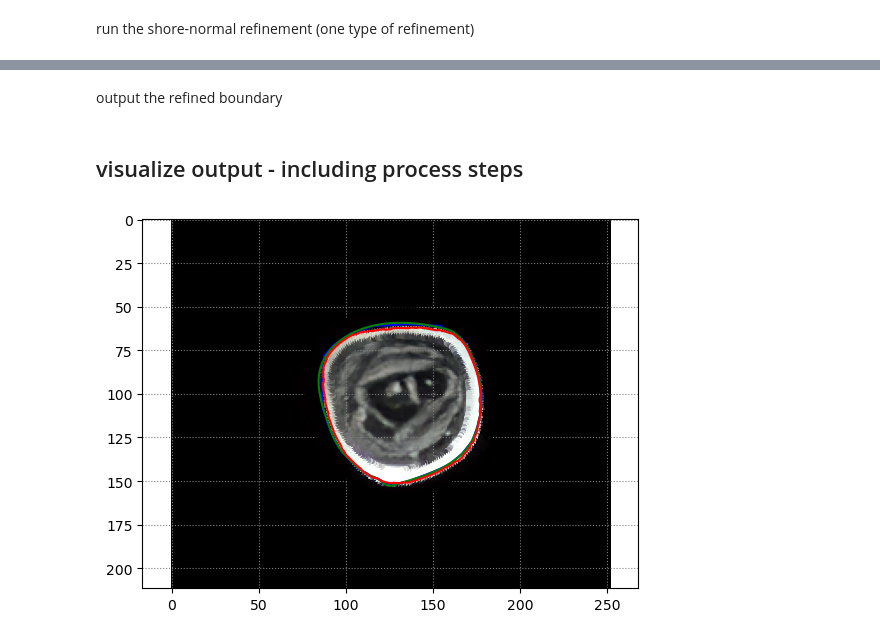
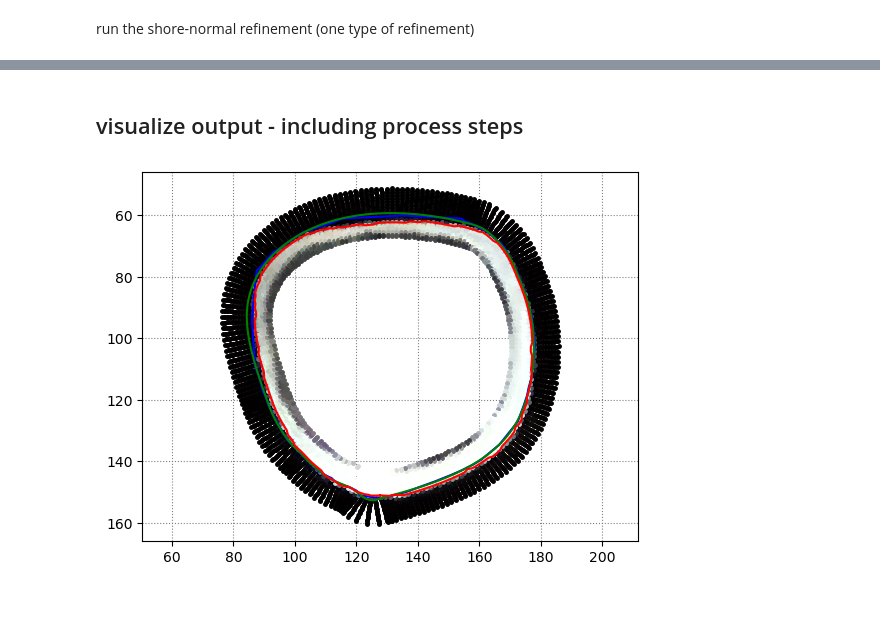
Before and after one commit to Wzesk/littoral_refine, a Jupyter notebook: sample_shoreline_refinement.ipynb, the cells around one changed output, grey strips where cells are left out. Cells and saved outputs as stored; diff of their text form; code cells hidden in the pictures; blank space fills up the shorter version.

```diff
--- a/sample_shoreline_refinement.ipynb
+++ b/sample_shoreline_refinement.ipynb
@@ -43,2 +37,0 @@ array([[127.60551072, 151.08109946],
-# %% [markdown]
-output the refined boundary
@@ -61,19 +51,19 @@ sampled_nir = refiner.sample_values
 # %%
 plt.axis('equal')
 plt.rcParams['figure.figsize'] = [25, 25]
 plt.grid(linestyle=':', color='0.5')
 plt.gca().invert_yaxis()
-plt.imshow(img_arr)
+#plt.imshow(img_arr) # check alignment with original image
 
 for t_s in sampled_nir:
     for pt in t_s:
         pixel = np.array([pt[2][0]/255,pt[2][1]/255,pt[2][2]/255])
         plt.plot(pt[0], pt[1], '.',ms=5,color=pixel)
 
 plt.plot(shoreline[:,0],shoreline[:,1],color='blue')
 plt.plot(cp_arr[:,0],cp_arr[:,1],color='green')
 plt.plot(bd_arr[:,0],bd_arr[:,1],color='red')
 
 plt.show()
 # %% [output]
-[figure, old version]
+[figure, new version]
```
Also changed, not shown: parts of 9 cells of this notebook.
